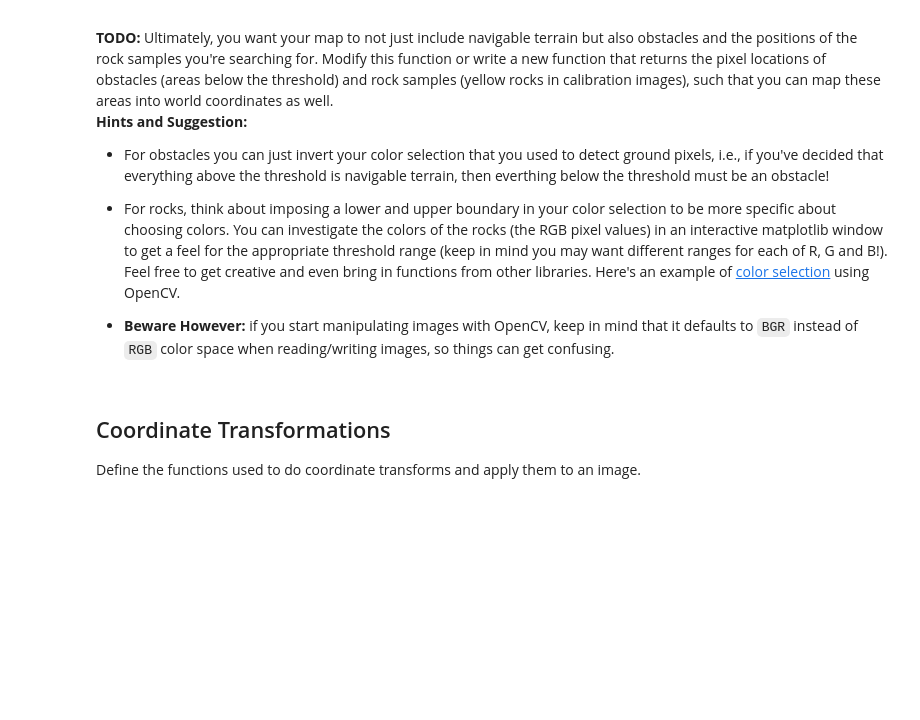
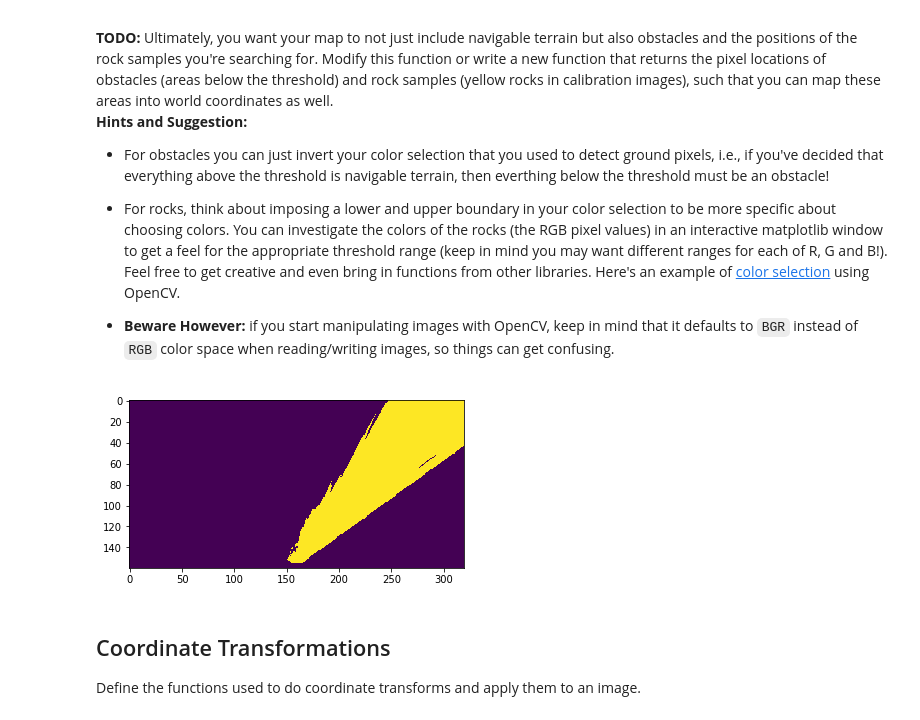
Before and after one commit to paramrajpura/RoboND-Udacity-Rover-Challenge, a Jupyter notebook: code/Rover_Project_Test_Notebook.ipynb, the cells around one changed output. Saved outputs shown, nothing was run; the diff lists cells and outputs as text; code cells hidden in the pictures; blank space fills up the shorter version.

```diff
--- a/code/Rover_Project_Test_Notebook.ipynb
+++ b/code/Rover_Project_Test_Notebook.ipynb
@@ -115,28 +115,30 @@ Define the color thresholding function from the lesson and apply it to the warpe
 # %%
 # Identify pixels above the threshold
 # Threshold of RGB > 160 does a nice job of identifying ground pixels only
 def color_thresh(img, rgb_thresh=(160, 160, 160)):
     # Create an array of zeros same xy size as img, but single channel
     color_select = np.zeros_like(img[:,:,0])
     # Require that each pixel be above all three threshold values in RGB
     # above_thresh will now contain a boolean array with "True"
     # where threshold was met
     rock_thresh = (100,100,50)
     ground = (img[:,:,0] > rgb_thresh[0]) \
                 & (img[:,:,1] > rgb_thresh[1]) \
                 & (img[:,:,2] > rgb_thresh[2])
     rock = (img[:,:,0] > rock_thresh[0]) \
                 & (img[:,:,1] > rock_thresh[1]) \
                 & (img[:,:,2] < rock_thresh[2])
     # Index the array of zeros with the boolean array and set to 1
-    #color_select[ground] = 100
+    color_select[ground] = 1
     #color_select[rock] = 255
     # Return the binary image
-    return ground,rock
+    return color_select
 
-#threshed = color_thresh(warped)
-#plt.imshow(threshed)
-#scipy.misc.imsave('../output/warped_threshed.jpg', threshed*255)
+threshed = color_thresh(warped)
+plt.imshow(threshed)
+scipy.misc.imsave('../output/warped_threshed.jpg', threshed*255)
+# %% [output]
+[figure, added]
 # %% [markdown]
 ## Coordinate Transformations
 Define the functions used to do coordinate transforms and apply them to an image.
```
Also changed, not shown: parts of 4 cells of this notebook, 6 other files.
